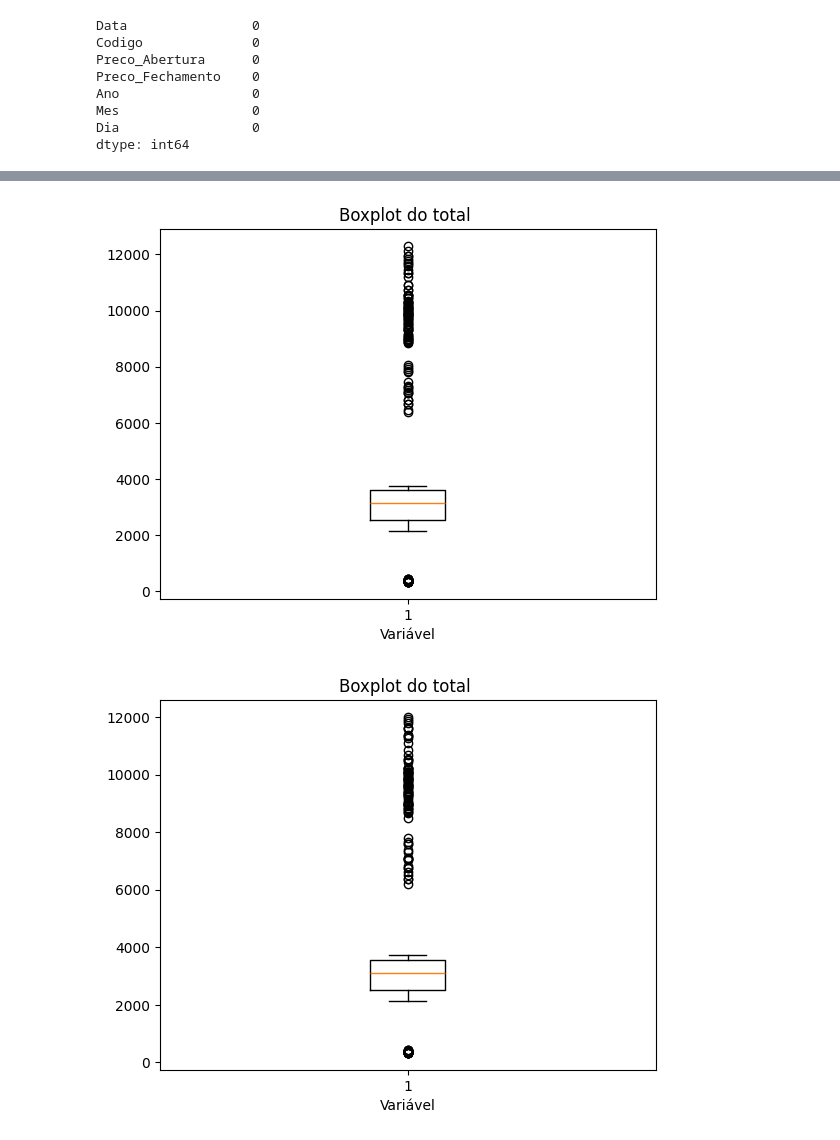
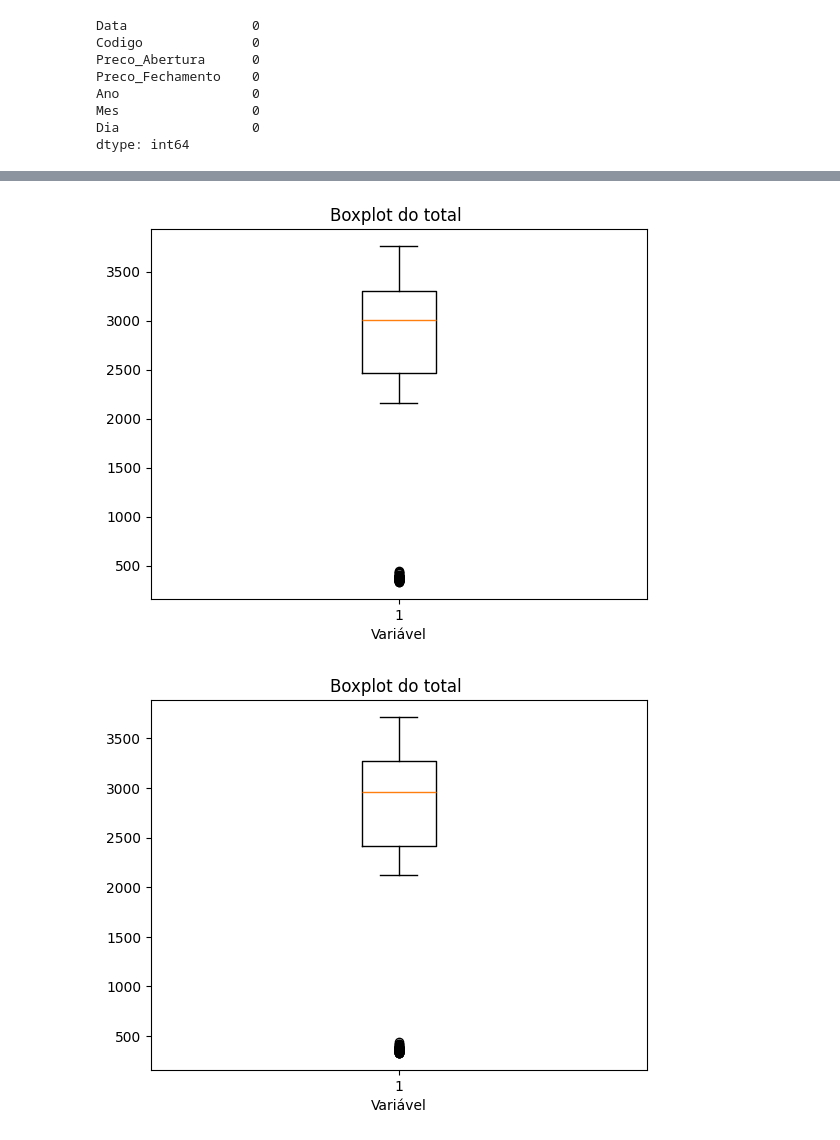
Before and after one commit to sergiolfaria/Atividades_Ciencia_De_Dados, a Jupyter notebook: Trabalho Arima/Arima.ipynb, the cells around one changed output, grey strips where cells are left out. Drawn from its saved outputs; the diff is of its cells as text; code cells hidden in the pictures.

```diff
--- a/Trabalho Arima/Arima.ipynb
+++ b/Trabalho Arima/Arima.ipynb
@@ -137,16 +201,19 @@ dtype: int64
 # %%
 import matplotlib.pyplot as plt
-
+limite = 4000
+AMAZON_df  = AMAZON_df[AMAZON_df['Preco_Abertura'] < limite]
 plt.boxplot(AMAZON_df['Preco_Abertura'])
 plt.title('Boxplot do total ')
 plt.xlabel('Variável')
 plt.show()
 # %% [output]
-[figure, old version]
+[figure, new version]
 # %%
+limite = 4000
+AMAZON_df  = AMAZON_df[AMAZON_df['Preco_Fechamento'] < limite]
 plt.boxplot(AMAZON_df['Preco_Fechamento'])
 plt.title('Boxplot do total ')
 plt.xlabel('Variável')
 plt.show()
 # %% [output]
-[figure, old version]
+[figure, new version]
```
Also changed, not shown: parts of 9 cells of this notebook.
